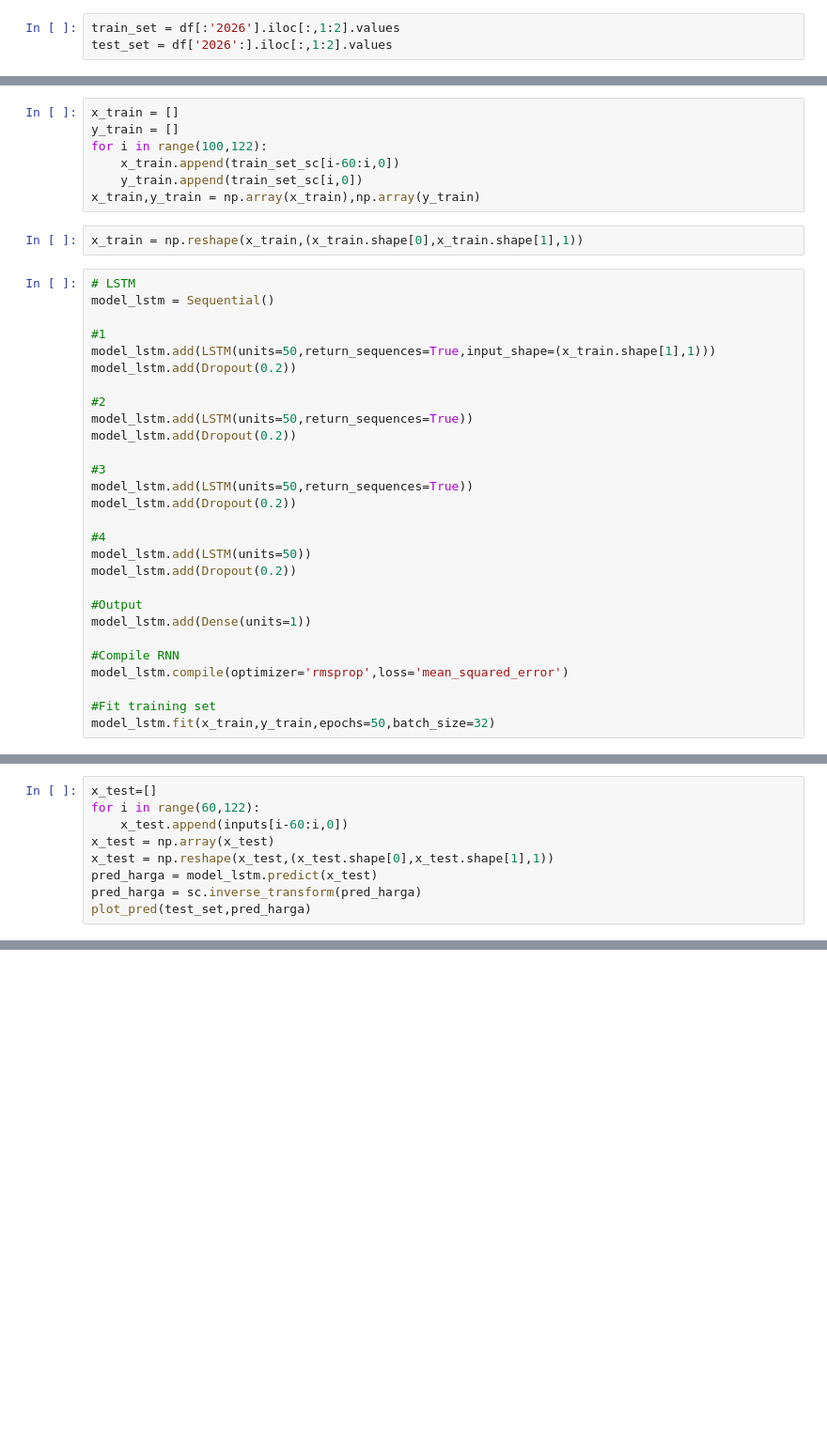
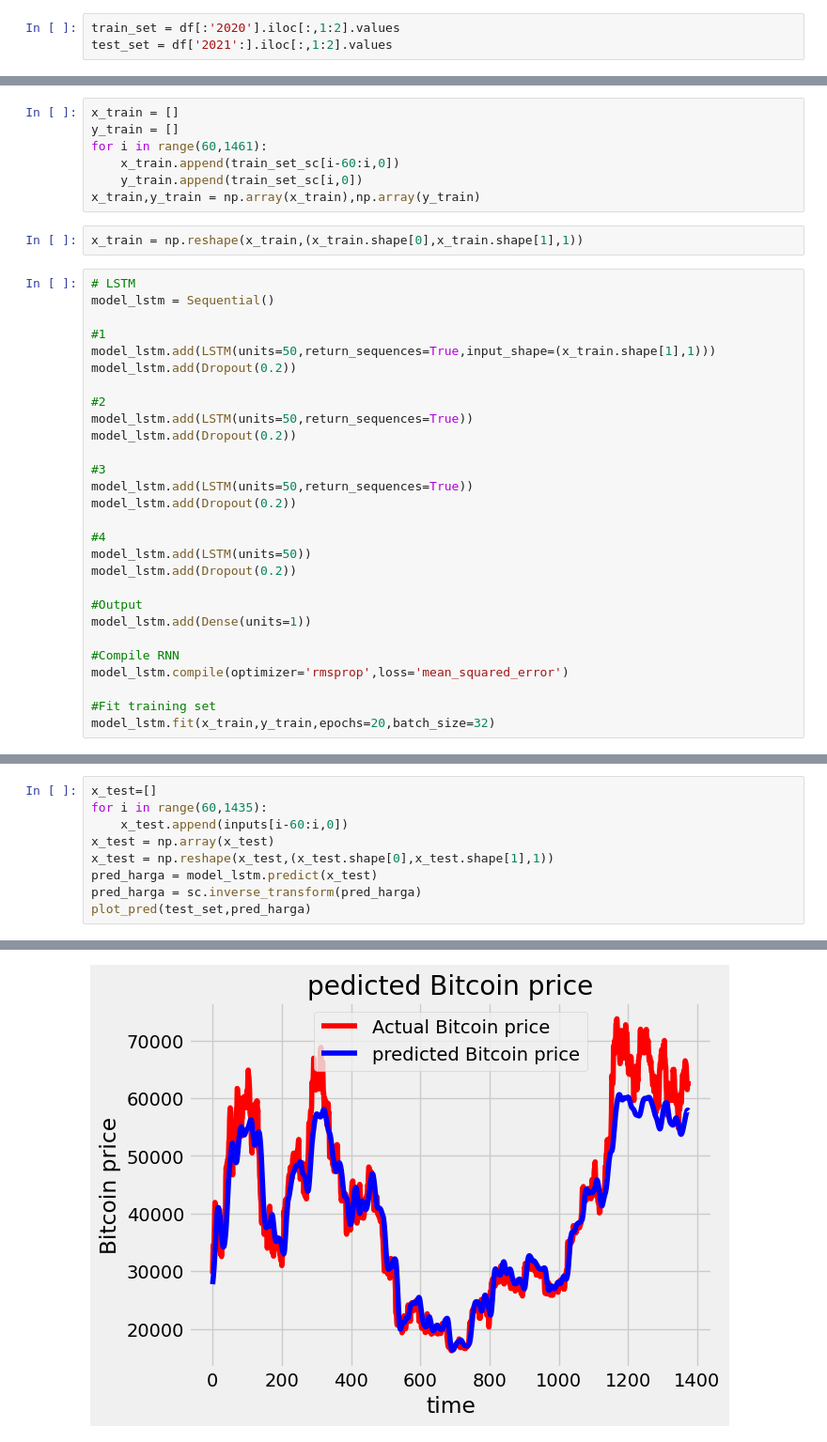
Before and after one commit to neo-sram/BTC_Live_Predic, a Jupyter notebook: model.ipynb, the cells around one changed output, grey strips where cells are left out. Shown at 94% size. Cells and saved outputs as stored; diff of their text form; blank space fills up the shorter version.

Commit message:
set model , added predict.py, added btc init dataset

```diff
--- a/model.ipynb
+++ b/model.ipynb
@@ -34,6 +34,6 @@ def return_rmse(test,pred):
     rmse = math.sqrt(mean_squared_error(test,pred))
     print('Root MSE = {}.'.format(rmse))
 # %%
-train_set = df[:'2026'].iloc[:,1:2].values
-test_set = df['2026':].iloc[:,1:2].values
+train_set = df[:'2020'].iloc[:,1:2].values
+test_set = df['2021':].iloc[:,1:2].values
 # %%
@@ -54,7 +54,7 @@ train_set_sc.shape
 # %%
 x_train = []
 y_train = []
-for i in range(100,122):
+for i in range(60,1461):
     x_train.append(train_set_sc[i-60:i,0])
     y_train.append(train_set_sc[i,0])
 x_train,y_train = np.array(x_train),np.array(y_train)
@@ -87,5 +87,5 @@ model_lstm.add(Dense(units=1))
 model_lstm.compile(optimizer='rmsprop',loss='mean_squared_error')
 
 #Fit training set
-model_lstm.fit(x_train,y_train,epochs=50,batch_size=32)
+model_lstm.fit(x_train,y_train,epochs=20,batch_size=32)
 # %% [output]
@@ -118,6 +118,6 @@ inputs.shape
 # %%
 x_test=[]
-for i in range(60,122):
+for i in range(60,1435):
     x_test.append(inputs[i-60:i,0])
 x_test = np.array(x_test)
 x_test = np.reshape(x_test,(x_test.shape[0],x_test.shape[1],1))
@@ -129,3 +129,4 @@ ValueError: setting an array element with a sequence. The requested array has an
+[figure, added]
 # %%
 return_rmse(test_set,pred_harga)
 # %% [output]
```
Also changed, not shown: parts of 8 cells of this notebook, 6 other files.
